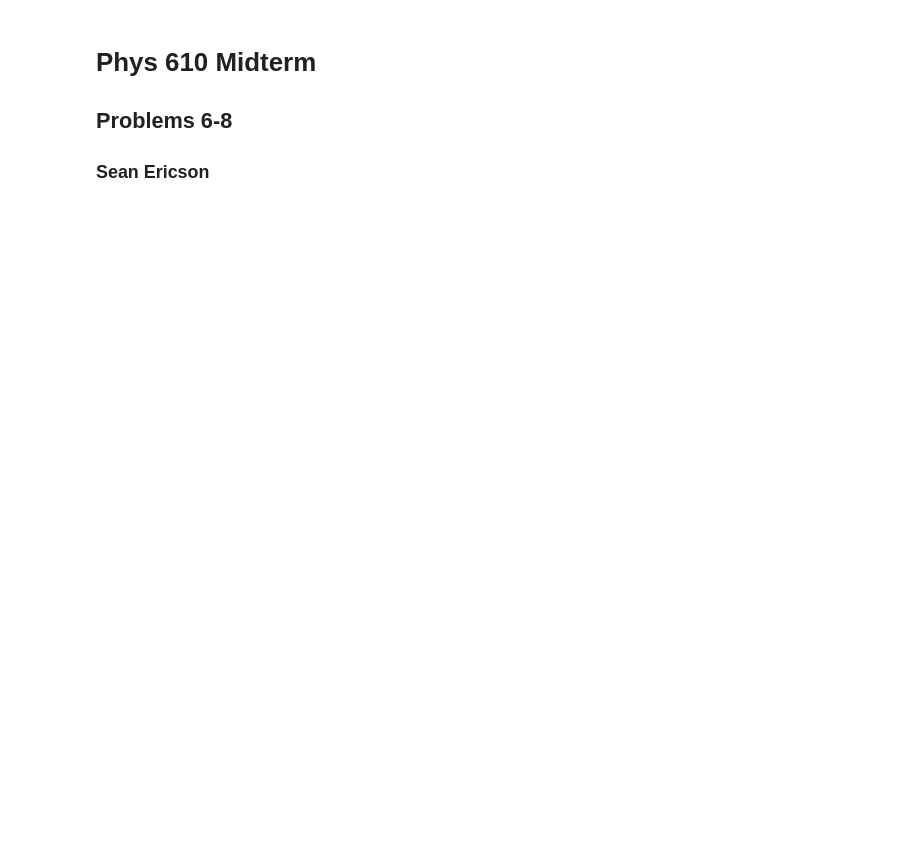
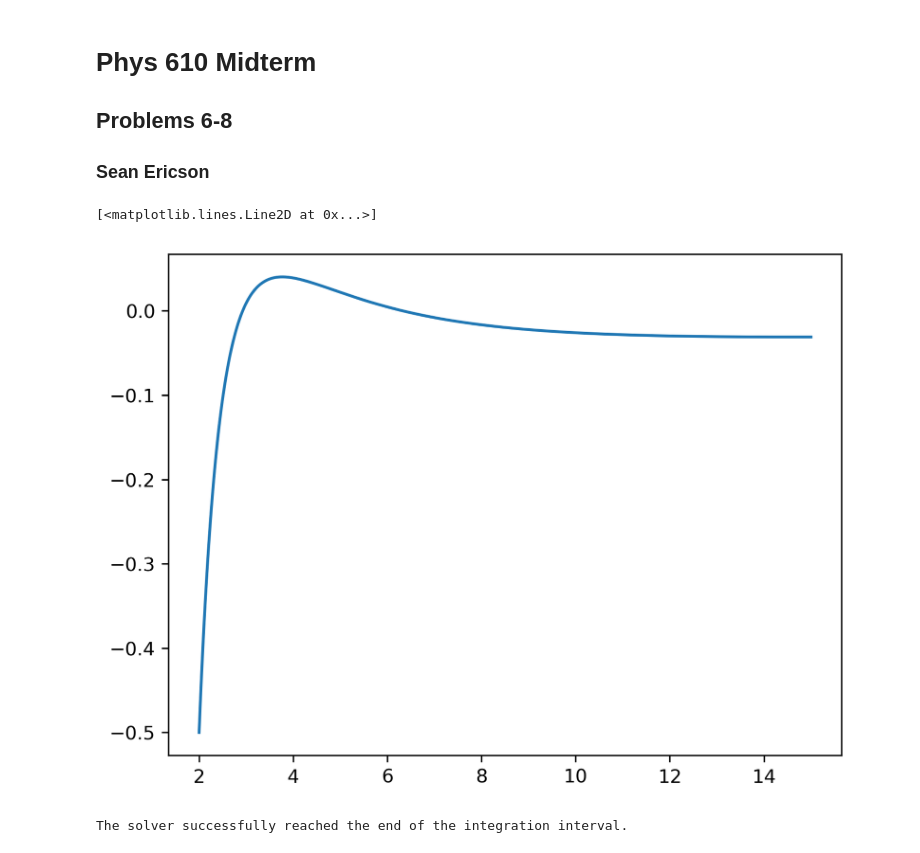
Before and after one commit to Sean-Ericson/Physics-Homework, a Jupyter notebook: GR/Midterm/Answers/code/integration.ipynb, the cells around one changed output. Drawn from its saved outputs; the diff is of its cells as text; code cells hidden in the pictures; blank space fills up the shorter version.

```diff
--- a/GR/Midterm/Answers/code/integration.ipynb
+++ b/GR/Midterm/Answers/code/integration.ipynb
@@ -4,6 +4,39 @@
 ### Sean Ericson
 # %%
 # Imports
+import matplotlib as mpl
 import matplotlib.pyplot as plt
 import numpy as np
 from scipy.integrate import solve_ivp
+
+mpl.rcParams['figure.dpi'] = 300
+# %%
+def effective_potential(r, M, b, l):
+    tmp = r*r + b*b
+    return 0.5*((1 - 2*M/np.sqrt(tmp))*(1 + l*l/tmp) - 1)
+
+def r_prime(r, M, b, l, E):
+    return (r*r + b*b) * np.sqrt(2 * (E - effective_potential(r, M, b, l))) / l
+
+def f(t, r, M, b, l, E):
+    return r_prime(r, M, b, l, E)
+# %%
+r0 = 20
+M = 1
+b = 0
+l = 4.3
+E = -0.0001
+t_min = 0
+t_max = 1
+# %%
+rs = np.linspace(2*M, 15, 1000)
+Vs = [effective_potential(r, M, b, l) for r in rs]
+plt.plot(rs, Vs)
+# %% [output]
+[<matplotlib.lines.Line2D at 0x...>]
+[figure, added]
+# %%
+result = solve_ivp(f, (t_min, t_max), [r0], args=(M,b,l,E), max_step=0.01)
+print(result.message)
+# %% [output]
+The solver successfully reached the end of the integration interval.
```
Also changed, not shown: parts of 7 cells of this notebook, 7 other files.
